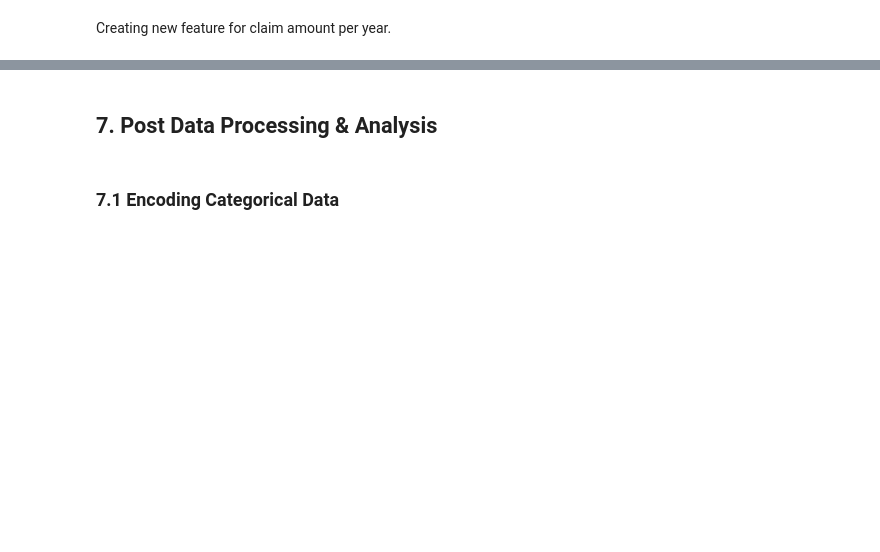
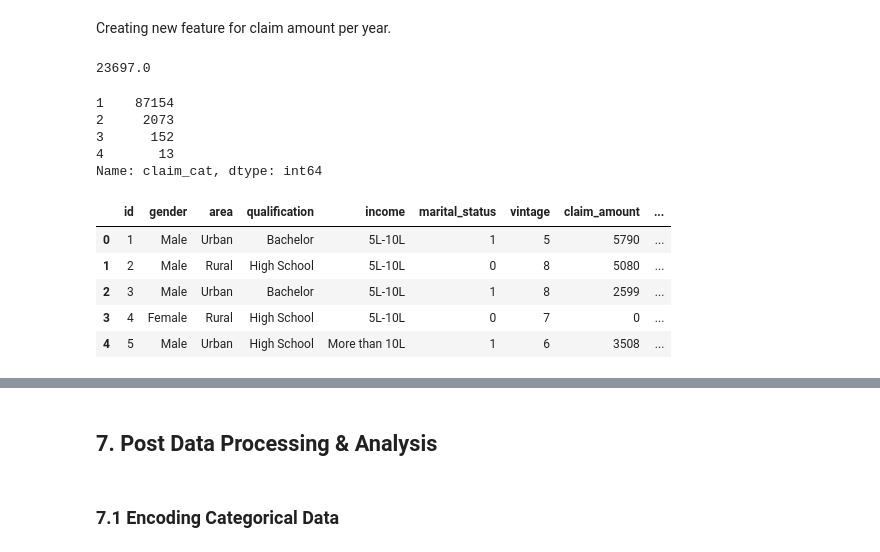
Before and after one commit to mit4/Vahanbima, a Jupyter notebook: VahanBima.ipynb, the cells around one changed output, grey strips where cells are left out. Drawn from its saved outputs; the diff is of its cells as text; code cells hidden in the pictures; blank space fills up the shorter version.

```diff
--- a/VahanBima.ipynb
+++ b/VahanBima.ipynb
@@ -266,0 +284,4 @@ data.drop(labels='claim_amount', axis=1, inplace=True)
+# %%
+data['claim_per_year'].max()
+# %% [output]
+23697.0
@@ -266,0 +292,17 @@ data.drop(labels='claim_amount', axis=1, inplace=True)
+# %%
+data.claim_cat.value_counts()
+# %% [output]
+1    87154
+2     2073
+3      152
+4       13
+Name: claim_cat, dtype: int64
+# %%
+data.head()
+# %% [output]
+|  | id | gender | area | qualification | income | marital_status | vintage | claim_amount | ... |
+| 0 | 1 | Male | Urban | Bachelor | 5L-10L | 1 | 5 | 5790 | ... |
+| 1 | 2 | Male | Rural | High School | 5L-10L | 0 | 8 | 5080 | ... |
+| 2 | 3 | Male | Urban | Bachelor | 5L-10L | 1 | 8 | 2599 | ... |
+| 3 | 4 | Female | Rural | High School | 5L-10L | 0 | 7 | 0 | ... |
+| 4 | 5 | Male | Urban | High School | More than 10L | 1 | 6 | 3508 | ... |
```
Also changed, not shown: parts of 40 cells of this notebook.
